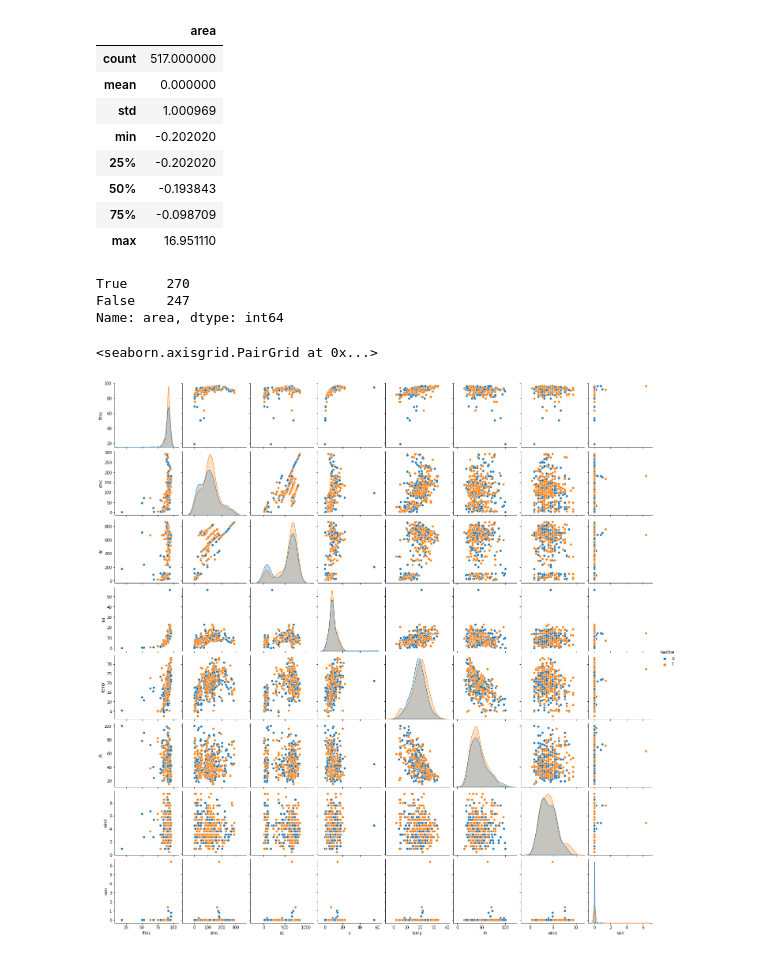
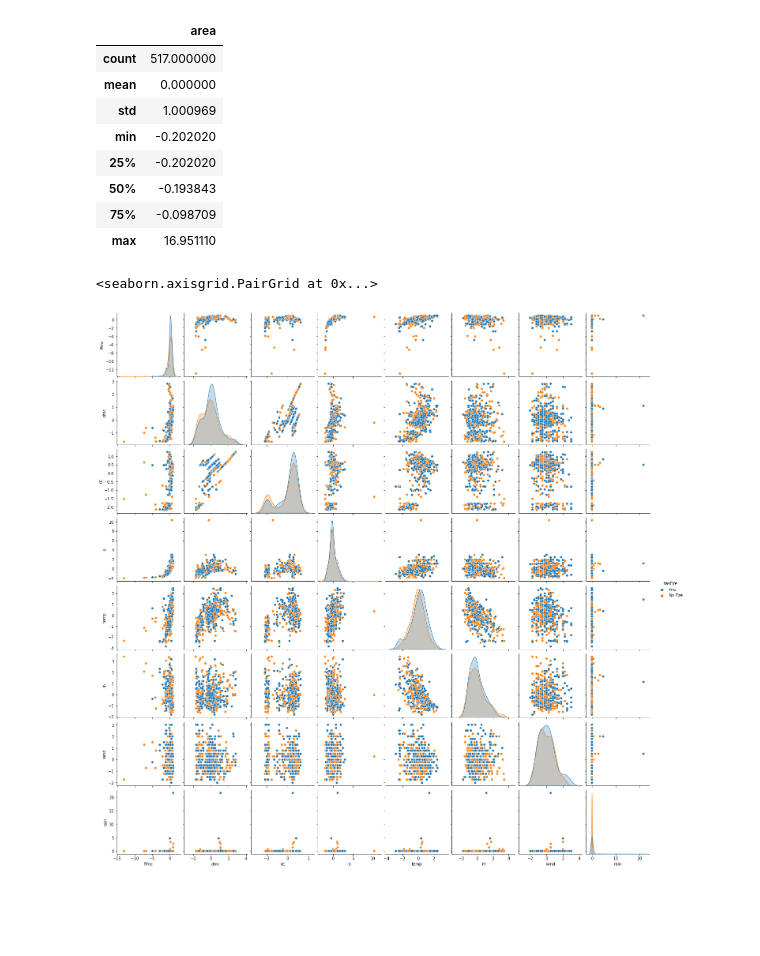
Before and after one commit to mjsmagalhaes/examples-datascience, a Jupyter notebook: forest_fires.ipynb, the cells around one changed output. Drawn from its saved outputs; the diff is of its cells as text; code cells hidden in the pictures; blank space fills up the shorter version.

```diff
--- a/forest_fires.ipynb
+++ b/forest_fires.ipynb
@@ -114,10 +134,3 @@ pd.DataFrame(boundary).style.applymap(
 | 50% | -0.193843 |
 | 75% | -0.098709 |
 | max | 16.951110 |
-# %%
-areaT = rawScaled.area.transform(lambda x: x > boundary['min'])
-areaT.value_counts()
-# %% [output]
-True     270
-False    247
-Name: area, dtype: int64
@@ -129,10 +136,0 @@ X = raw.join(
-# %%
-# X.hasFire.value_counts()
-# lab.eda.boxplot(X, 'hasFire', 'rain')
-# rawScaled.info()
-# X[['rain', 'hasFire']].groupby('hasFire').plot()
-
-sns.pairplot(X, hue="hasFire")
-# %% [output]
-<seaborn.axisgrid.PairGrid at 0x...>
-[figure, removed]
@@ -139 +152,6 @@ sns.pairplot(X, hue="hasFire")
+# %%
+sns.pairplot(x.join(hasFire), hue="hasFire")
+# %% [output]
+<seaborn.axisgrid.PairGrid at 0x...>
+[figure, added]
 # %%
```
Also changed, not shown: parts of 16 cells of this notebook.
